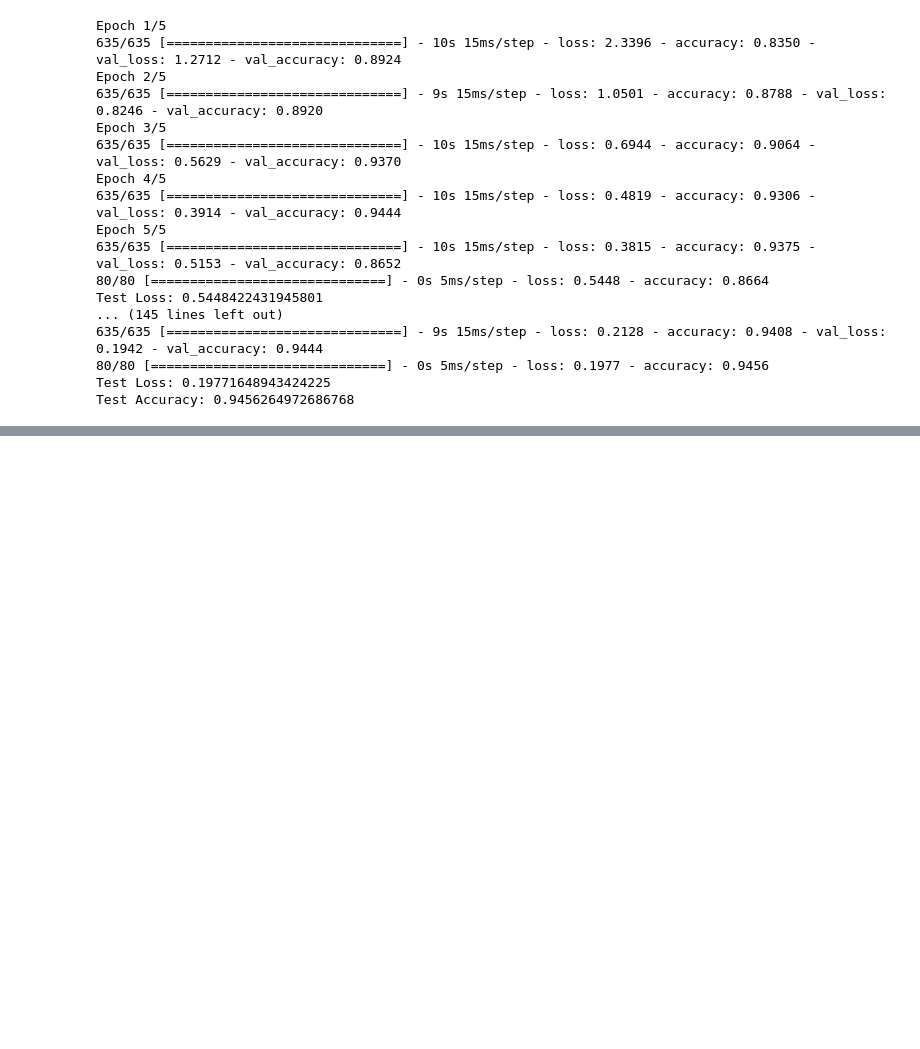
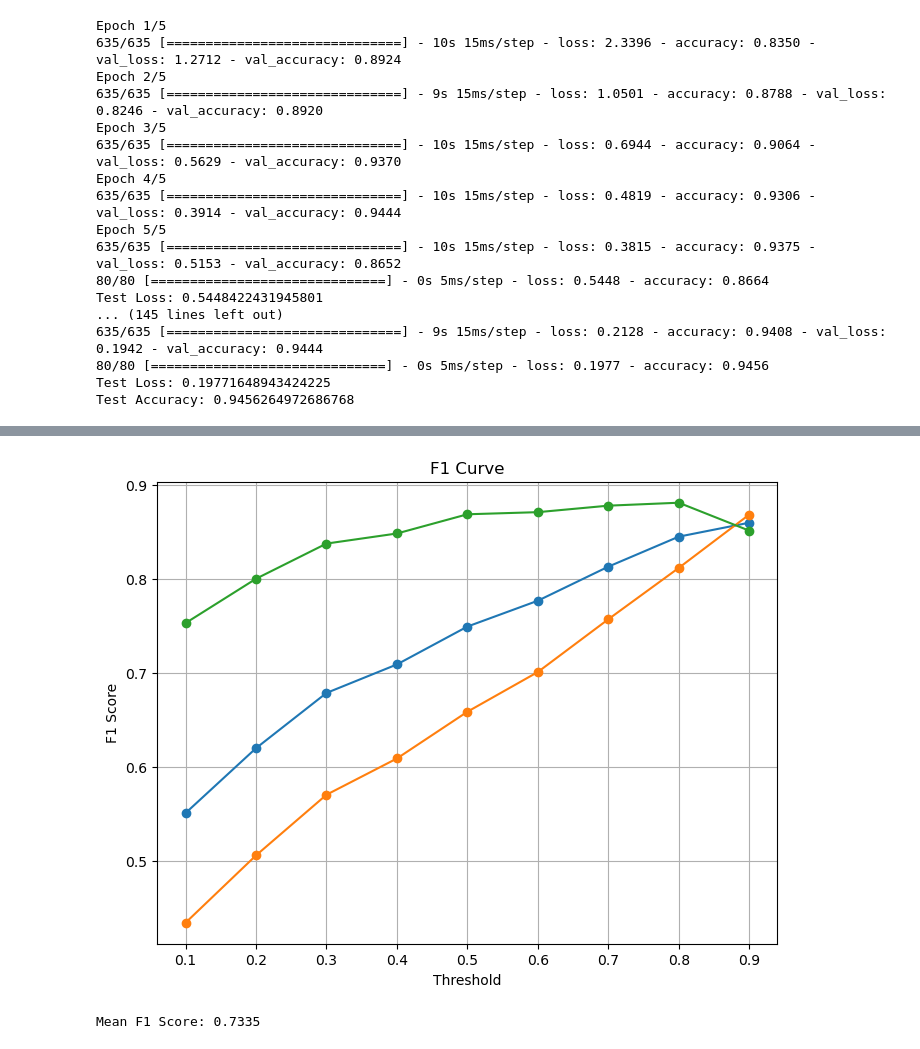
Before and after one commit to SoulReaper06/FakeVoiceModels, a Jupyter notebook: jonat_evaluation.ipynb, the cells around one changed output, grey strips where cells are left out. Saved outputs shown, nothing was run; the diff lists cells and outputs as text; code cells hidden in the pictures; blank space fills up the shorter version.

```diff
--- a/jonat_evaluation.ipynb
+++ b/jonat_evaluation.ipynb
@@ -366,3 +541,22 @@ F1 Score:  0.6750348675034867 F-0.5 Score:  0.568075117370892 F-2 Score:  [0.733
+# %%
+#Plot the F1 curve
+plt.figure(figsize=(8, 6))
+plt.plot(thresholds, fold_f1_scores, marker='o', linestyle='-')
+plt.plot(thresholds, fold_half_scores, marker='o', linestyle='-')
+plt.plot(thresholds, fold_double_scores, marker='o', linestyle='-')
+plt.xlabel('Threshold')
+plt.ylabel('F1 Score')
+plt.title('F1 Curve')
+plt.grid(True)
+plt.show()
+
+# Display the mean F1 score
+print(f"Mean F1 Score: {mean_f1_scores:.4f}")
+
+#pick 0.7 threshold
+# %% [output]
+[figure, added]
+Mean F1 Score: 0.7335
 # %%
 import matplotlib.pyplot as plt
 
```
Also changed, not shown: parts of 16 cells of this notebook, 1 other file.
